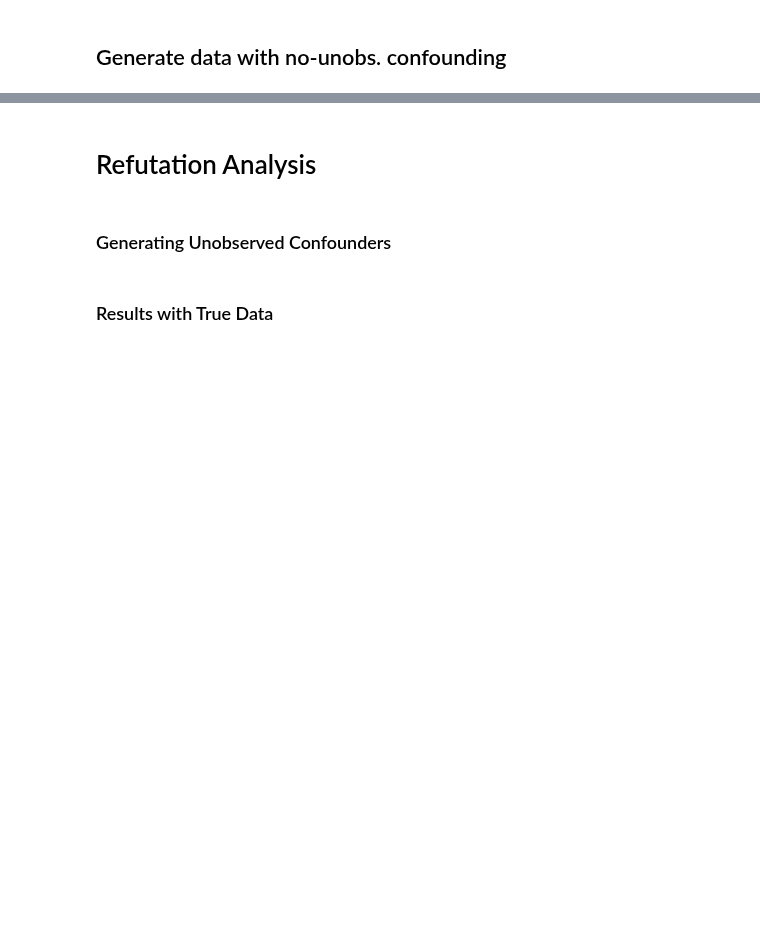
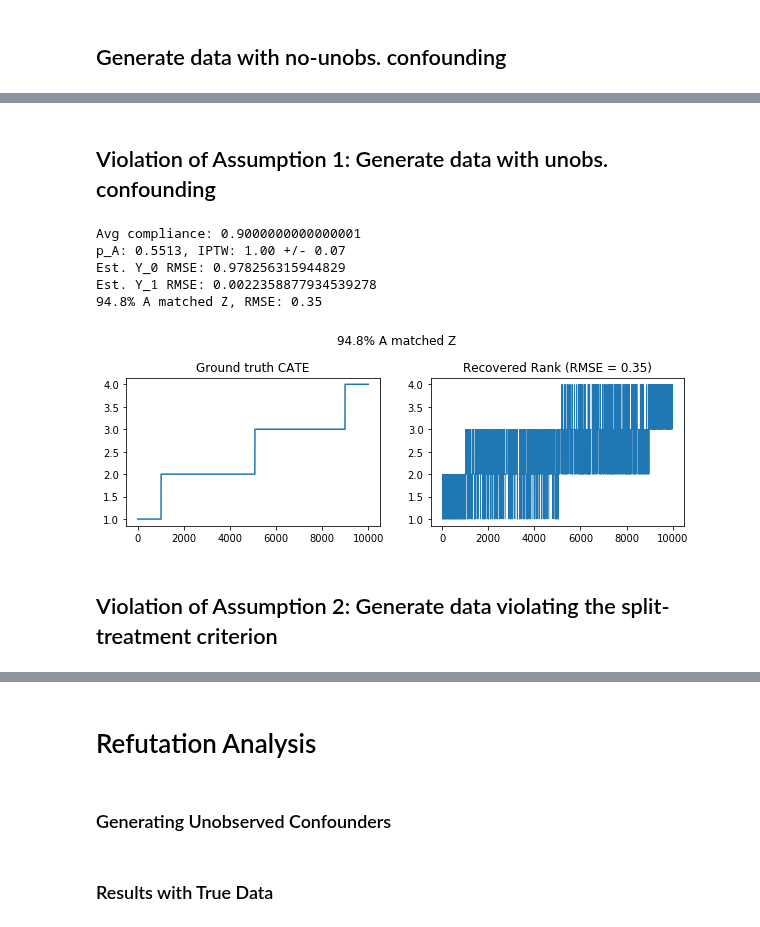
Before and after one commit to yanboxu/split-treatment-simulation, a Jupyter notebook: simulation.ipynb, the cells around one changed output, grey strips where cells are left out. Drawn from its saved outputs; the diff is of its cells as text; code cells hidden in the pictures; blank space fills up the shorter version.

```diff
--- a/simulation.ipynb
+++ b/simulation.ipynb
@@ -30,3 +62,23 @@ import pickle
+# %% [markdown]
+## Violation of Assumption 1: Generate data with unobs. confounding
+# %%
+xDim = 50
+nSim = 10000
+p_AgivenZ = 1
+p_AgivenNotZ = 0.1
+
+X_data, Y_data, A_data, nObs, Group_data, Y_0_data, Y_1_data, Z, A = sim_Unobs_Data(xDim, nSim, p_AgivenZ, p_AgivenNotZ)
+Yhat_0, Yhat_1 = fit_IPTW_LR(X_data, Y_data,A_data, nObs)
+a_matched_z, rmse = evaluation(Yhat_0, Yhat_1, Group_data, Y_0_data, Y_1_data, A, Z)
+# %% [output]
+Avg compliance: 0.9000000000000001
+p_A: 0.5513, IPTW: 1.00 +/- 0.07
+Est. Y_0 RMSE: 0.978256315944829
+Est. Y_1 RMSE: 0.0022358877934539278
+94.8% A matched Z, RMSE: 0.35
+[figure, added]
+# %% [markdown]
+## Violation of Assumption 2: Generate data violating the split-treatment criterion
 # %%
 xDim = 50
 nSim = 10000
```
Also changed, not shown: parts of 26 cells of this notebook, 2 other files.
